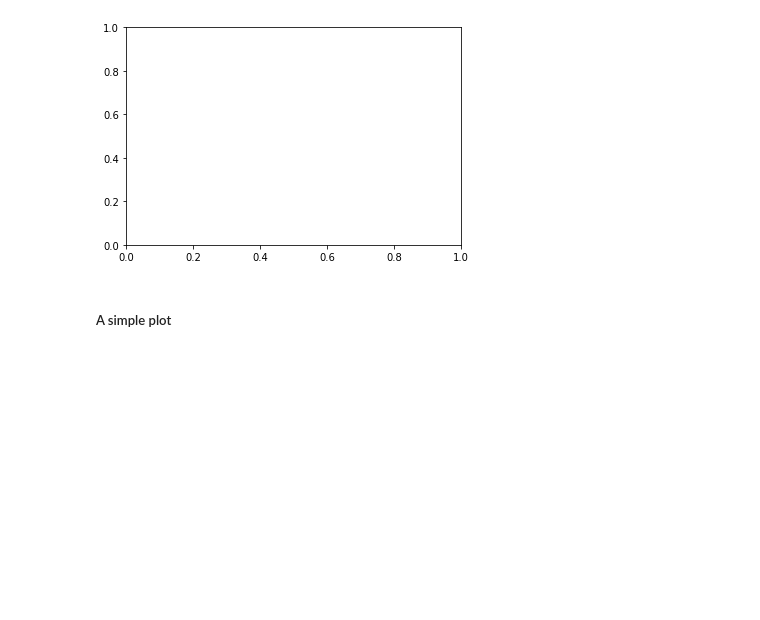
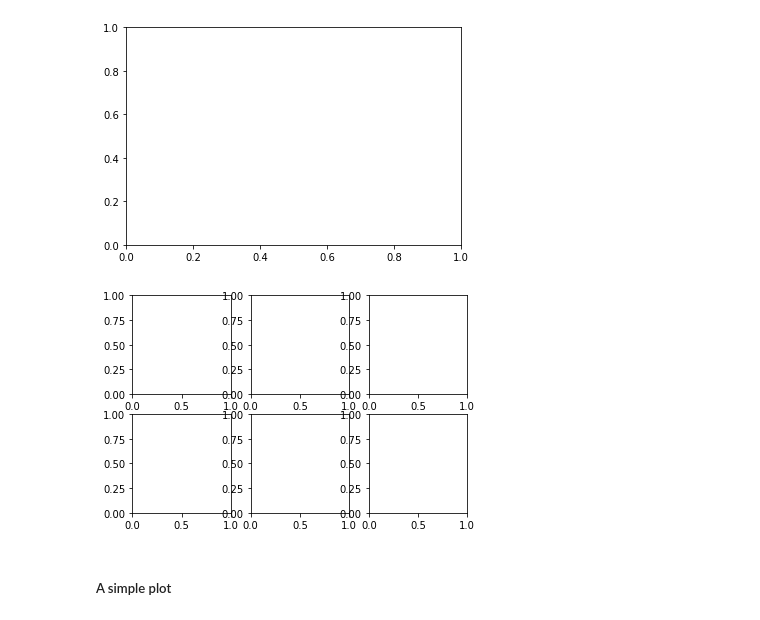
Before and after one commit to cmarmo/python4phd, a Jupyter notebook: notebooks/matplotlib.ipynb, the cells around one changed output. Saved outputs shown, nothing was run; the diff lists cells and outputs as text; code cells hidden in the pictures; blank space fills up the shorter version.

```diff
--- a/notebooks/matplotlib.ipynb
+++ b/notebooks/matplotlib.ipynb
@@ -10,6 +10,11 @@ fig, ax = plt.subplots()
 plt.show()
 # %% [output]
 [figure]
+# %%
+fig, ax = plt.subplots(2,3)
+plt.show()
+# %% [output]
+[figure, added]
 # %% [markdown]
 ##### A simple plot
 # %%
```
Also changed, not shown: parts of 2 cells of this notebook, 2 other files.
